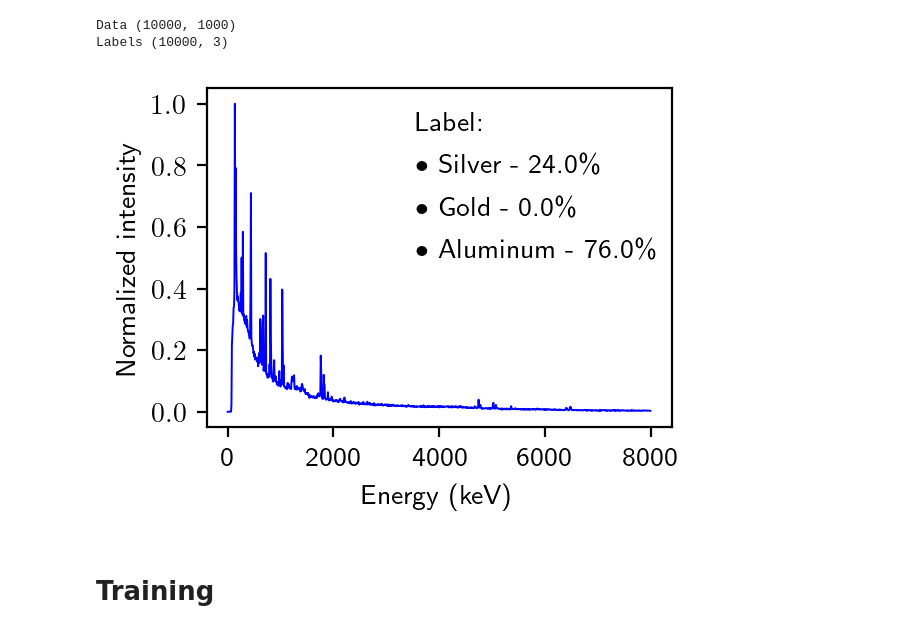
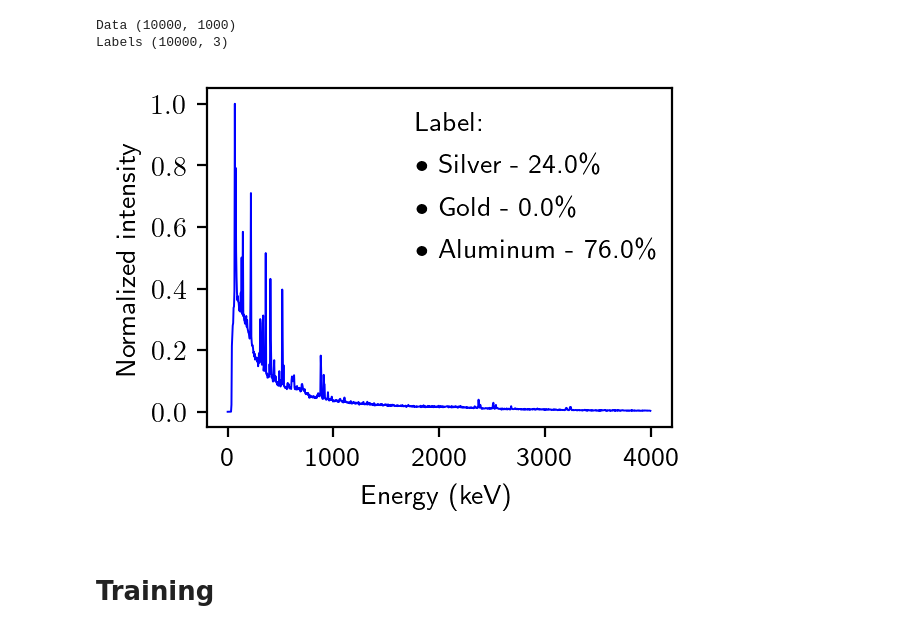
Before and after one commit to kuangdai/mlp_kgi, a Jupyter notebook: 04_muons.ipynb, the cells around one changed output. Drawn from its saved outputs; the diff is of its cells as text; code cells hidden in the pictures.

```diff
--- a/04_muons.ipynb
+++ b/04_muons.ipynb
@@ -88,18 +88,18 @@ Labels (10000, 3)
 # %%
 plt.figure(dpi=200, figsize=(3, 2.2))
 index = 19
 plt.plot(x_arr[index], c='b', lw=.7)
-plt.xticks(np.arange(0, 1001, 250), np.arange(0, 1001, 250) * 8)
+plt.xticks(np.arange(0, 1001, 250), np.arange(0, 1001, 250) * 4)
 plt.text(.45, 7 / 8, "Label:", ha="left", transform=plt.gca().transAxes)
 plt.text(.45, 6 / 8, f"\u2022 Silver - {y_arr[index][0] * 100}\%", ha="left", transform=plt.gca().transAxes)
 plt.text(.45, 5 / 8, f"\u2022 Gold - {y_arr[index][1] * 100}\%", ha="left", transform=plt.gca().transAxes)
 plt.text(.45, 4 / 8, f"\u2022 Aluminum - {y_arr[index][2] * 100}\%", ha="left", transform=plt.gca().transAxes)
 plt.xlabel("Energy (keV)")
 plt.ylabel("Normalized intensity")
 plt.savefig("figs/muons_data.pdf", bbox_inches='tight', pad_inches=0.01)
 plt.show()
 # %% [output]
-[figure, old version]
+[figure, new version]
 # %% [markdown]
 # Training
 # %%
```
Also changed, not shown: 1 other file.
